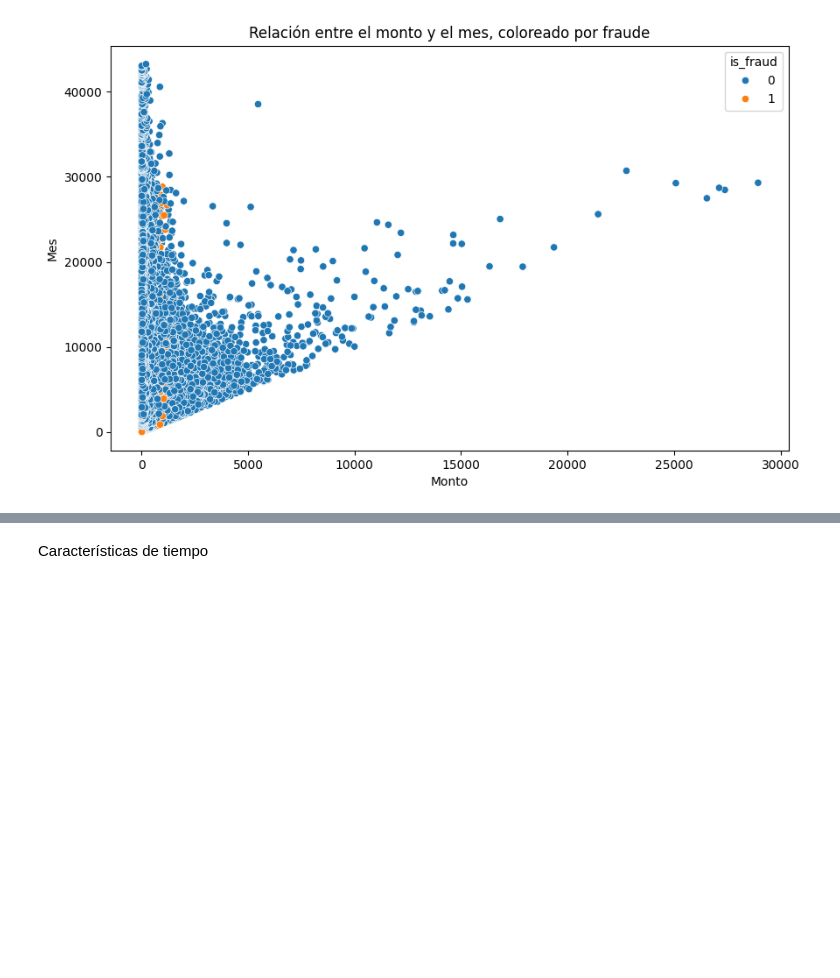
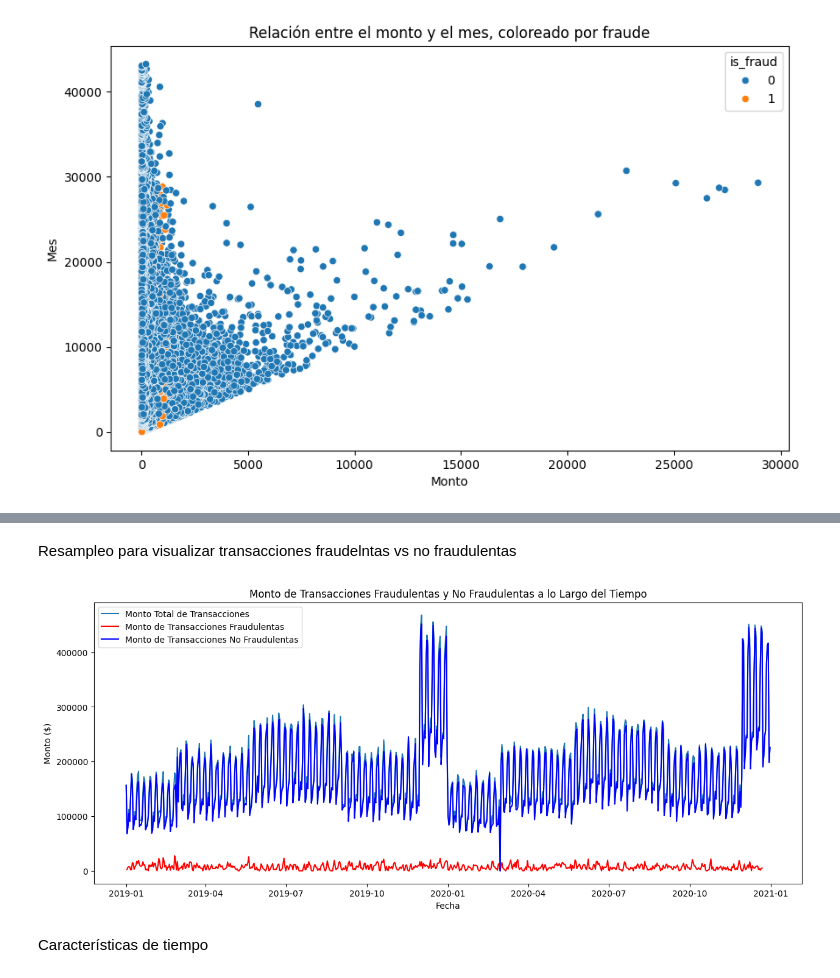
Before and after one commit to eduardordev/final-project-sds, a Jupyter notebook: proyecto2SDS.ipynb, the cells around one changed output, grey strips where cells are left out. Saved outputs shown, nothing was run; the diff lists cells and outputs as text; code cells hidden in the pictures; blank space fills up the shorter version.

```diff
--- a/proyecto2SDS.ipynb
+++ b/proyecto2SDS.ipynb
@@ -238,3 +273,24 @@ plt.show()
+# %% [markdown]
+Resampleo para visualizar transacciones fraudelntas vs no fraudulentas
+# %%
+# Resamplear los datos para obtener sumas diarias
+df_daily = df_time_Series.resample('D').sum()
+
+# Separar transacciones fraudulentas y no fraudulentas
+df_fraude = df_time_Series[df_time_Series['is_fraud'] == 1].resample('D').sum()
+df_no_fraude = df_time_Series[df_time_Series['is_fraud'] == 0].resample('D').sum()
+
+plt.figure(figsize=(15, 6))
+plt.plot(df_daily.index, df_daily['amt'], label='Monto Total de Transacciones')
+plt.plot(df_fraude.index, df_fraude['amt'], label='Monto de Transacciones Fraudulentas', color='r')
+plt.plot(df_no_fraude.index, df_no_fraude['amt'], label='Monto de Transacciones No Fraudulentas', color='b')
+plt.xlabel('Fecha')
+plt.ylabel('Monto ($)')
+plt.title('Monto de Transacciones Fraudulentas y No Fraudulentas a lo Largo del Tiempo')
+plt.legend()
+plt.show()
+# %% [output]
+[figure, added]
 # %% [markdown]
 Características de tiempo
 # %%
```
Also changed, not shown: parts of 10 cells of this notebook, 4 other files.
